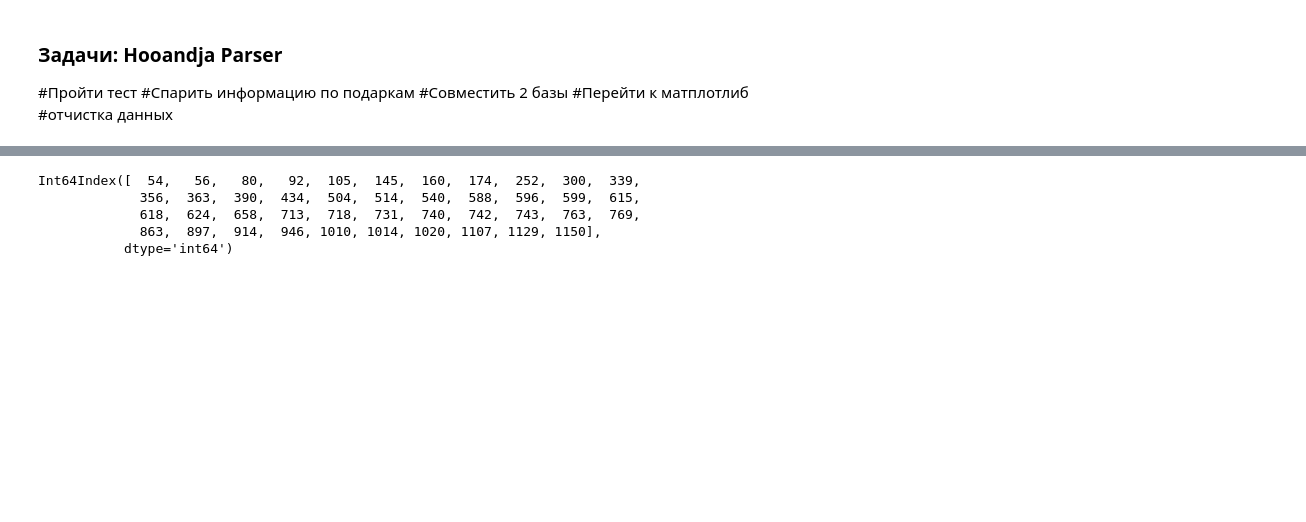
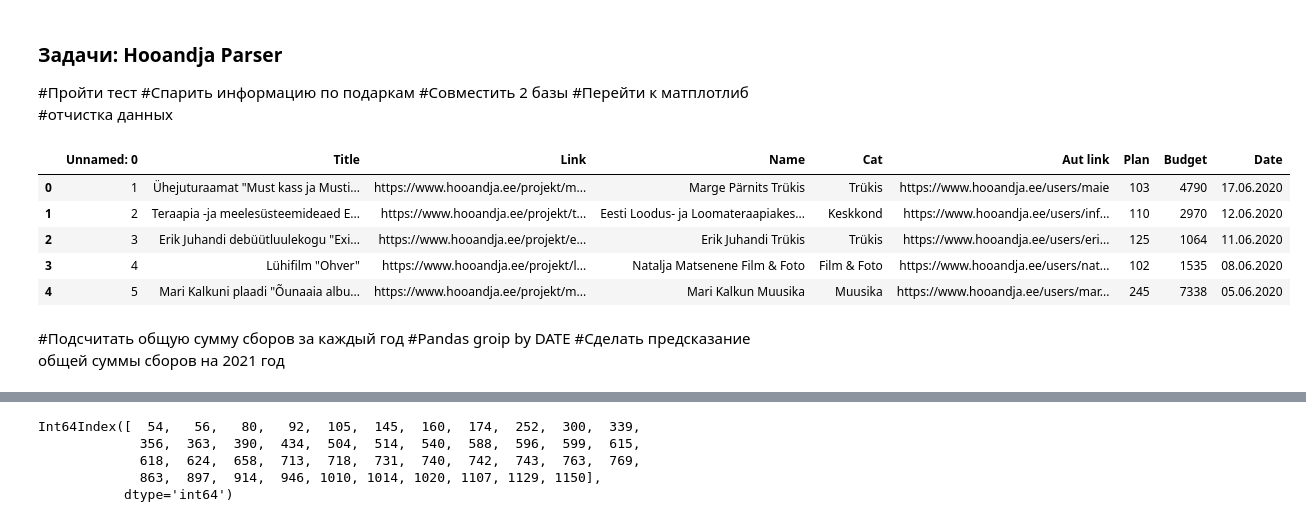
Before and after one commit to visualGravitySense/amoe, a Jupyter notebook: analytics.ipynb, the cells around one changed output, grey strips where cells are left out. Drawn from its saved outputs; the diff is of its cells as text; code cells hidden in the pictures; blank space fills up the shorter version.

```diff
--- a/analytics.ipynb
+++ b/analytics.ipynb
@@ -6,7 +6,22 @@
 #Перейти к матплотлиб
 #отчистка данных
 # %%
+from datetime import date
 import pandas as pd
 import numpy as np
 import matplotlib.pyplot as plt
-data = pd.read_csv("http://digo.ee/projektid1b.csv", na_values="NA")
+from sklearn.linear_model import LinearRegression
+data = pd.read_csv("projektid1b.csv", na_values="NA")
+# %%
+data.head()
+# %% [output]
+|  | Unnamed: 0 | Title | Link | Name | Cat | Aut link | Plan | Budget | Date |
+| 0 | 1 | Ühejuturaamat "Must kass ja Musti... | https://www.hooandja.ee/projekt/m... | Marge Pärnits Trükis | Trükis | https://www.hooandja.ee/users/maie | 103 | 4790 | 17.06.2020 |
+| 1 | 2 | Teraapia -ja meelesüsteemideaed E... | https://www.hooandja.ee/projekt/t... | Eesti Loodus- ja Loomateraapiakes... | Keskkond | https://www.hooandja.ee/users/inf... | 110 | 2970 | 12.06.2020 |
+| 2 | 3 | Erik Juhandi debüütluulekogu "Exi... | https://www.hooandja.ee/projekt/e... | Erik Juhandi Trükis | Trükis | https://www.hooandja.ee/users/eri... | 125 | 1064 | 11.06.2020 |
+| 3 | 4 | Lühifilm "Ohver" | https://www.hooandja.ee/projekt/l... | Natalja Matsenene Film & Foto | Film & Foto | https://www.hooandja.ee/users/nat... | 102 | 1535 | 08.06.2020 |
+| 4 | 5 | Mari Kalkuni plaadi "Õunaaia albu... | https://www.hooandja.ee/projekt/m... | Mari Kalkun Muusika | Muusika | https://www.hooandja.ee/users/mar... | 245 | 7338 | 05.06.2020 |
+# %% [markdown]
+#Подсчитать общую сумму сборов за каждый год
+#Pandas groip by DATE
+#Сделать предсказание общей суммы сборов на 2021 год
```
Also changed, not shown: parts of 12 cells of this notebook, 3 other files.
